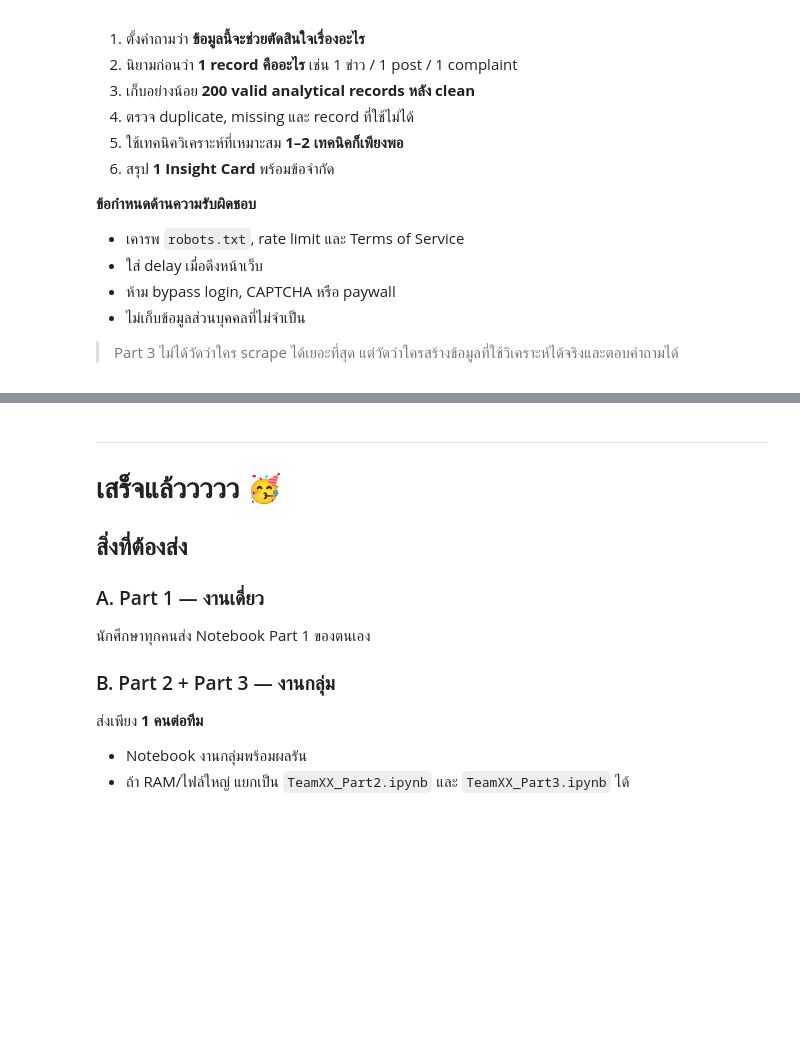
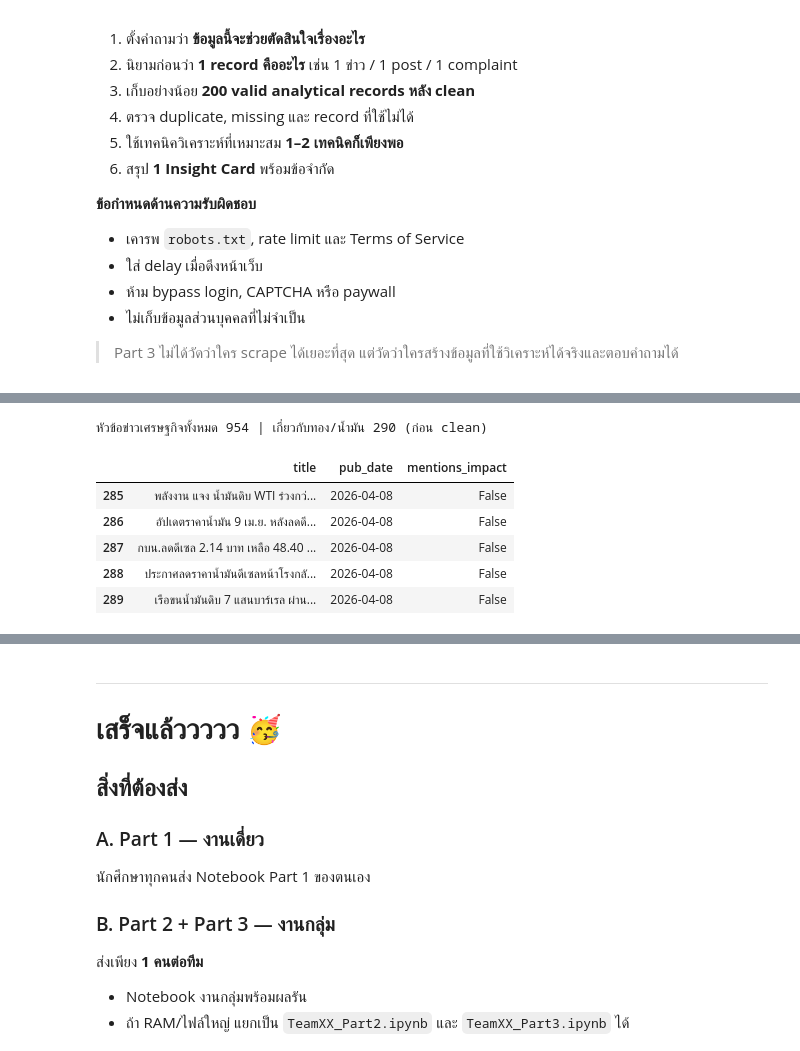
Before and after one commit to spannav/project_bigdata, a Jupyter notebook: Project1_Video_Games.ipynb, the cells around one changed output, grey strips where cells are left out. Saved outputs shown, nothing was run; the diff lists cells and outputs as text; code cells hidden in the pictures; blank space fills up the shorter version.

```diff
--- a/Project1_Video_Games.ipynb
+++ b/Project1_Video_Games.ipynb
@@ -2315,0 +1825,30 @@ corp = pd.read_json("corpus.jsonl", lines=True)
+# %%
+# ===== Step 2: normalize URL + ตรวจ robots.txt =====
+_robots_cache = {}
+
+def normalize_url(url):
+    """ตัด #fragment ออกจาก URL เพื่อไม่ให้หน้าเดียวกันถูกนับซ้ำ"""
+    clean_url, _ = urldefrag(url)
+    return clean_url.rstrip("/")
+
+
+def robots_allowed(url, user_agent=BOT_USER_AGENT):
+    """คืน True เมื่อ robots.txt อนุญาตให้ bot เข้าถึง URL"""
+    p = urlparse(url)
+    root = f"{p.scheme}://{p.netloc}"
+
+    if root not in _robots_cache:
+        rp = RobotFileParser()
+        rp.set_url(urljoin(root, "/robots.txt"))
+        try:
+            rp.read()
+        except Exception:
+            # อ่าน robots.txt ไม่ได้ ให้ปลอดภัยไว้ก่อนโดยถือว่าไม่อนุญาต
+            _robots_cache[root] = None
+            return False
+        _robots_cache[root] = rp
+
+    rp = _robots_cache[root]
+    if rp is None:
+        return False
+    return rp.can_fetch(user_agent, url)
@@ -2315,0 +2031,21 @@ corp = pd.read_json("corpus.jsonl", lines=True)
+# %%
+# ===== Step 4: กรองเฉพาะหัวข้อข่าวที่เกี่ยวกับทอง/น้ำมัน =====
+rows = []
+for v in all_headlines.values():
+    if is_gold_oil_news(v["title"]):
+        row = dict(v)
+        row["mentions_impact"] = mentions_consumer_impact(v["title"])
+        rows.append(row)
+
+print(f"หัวข้อข่าวเศรษฐกิจทั้งหมด {len(all_headlines)} | เกี่ยวกับทอง/น้ำมัน {len(rows)} (ก่อน clean)")
+# %% [output]
+หัวข้อข่าวเศรษฐกิจทั้งหมด 954 | เกี่ยวกับทอง/น้ำมัน 290 (ก่อน clean)
+# %%
+pd.DataFrame(rows)[["title", "pub_date", "mentions_impact"]].tail(5)
+# %% [output]
+|  | title | pub_date | mentions_impact |
+| 285 | พลังงาน แจง น้ำมันดิบ WTI ร่วงกว่... | 2026-04-08 | False |
+| 286 | อัปเดตราคาน้ำมัน 9 เม.ย. หลังลดดี... | 2026-04-08 | False |
+| 287 | กบน.ลดดีเซล 2.14 บาท เหลือ 48.40 ... | 2026-04-08 | False |
+| 288 | ประกาศลดราคาน้ำมันดีเซลหน้าโรงกลั... | 2026-04-08 | False |
+| 289 | เรือขนน้ำมันดิบ 7 แสนบาร์เรล ผ่าน... | 2026-04-08 | False |
```
Also changed, not shown: parts of 36 cells of this notebook.
